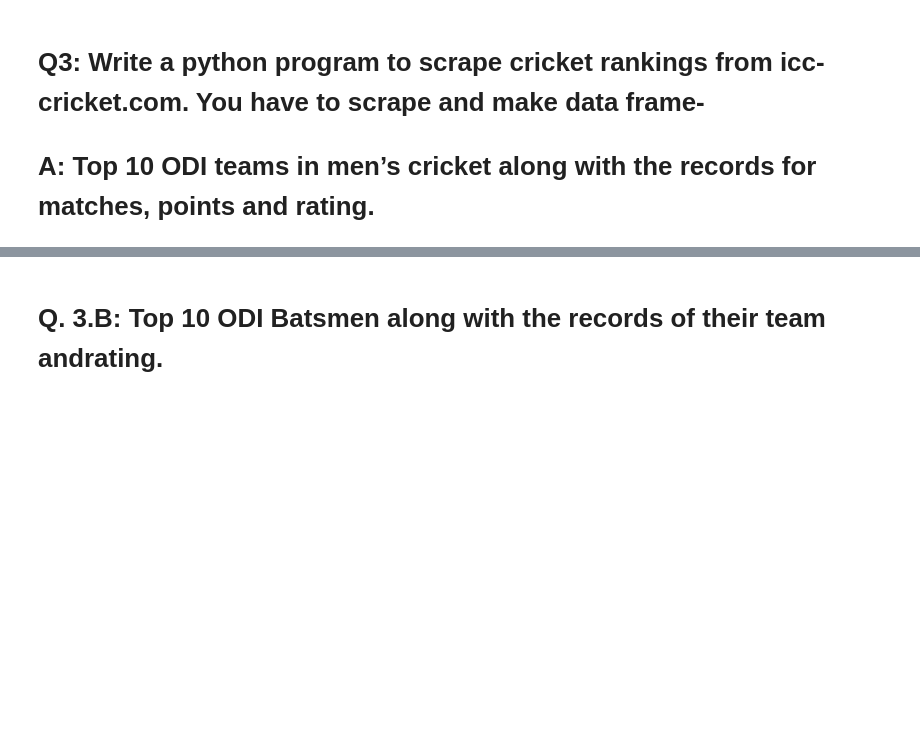
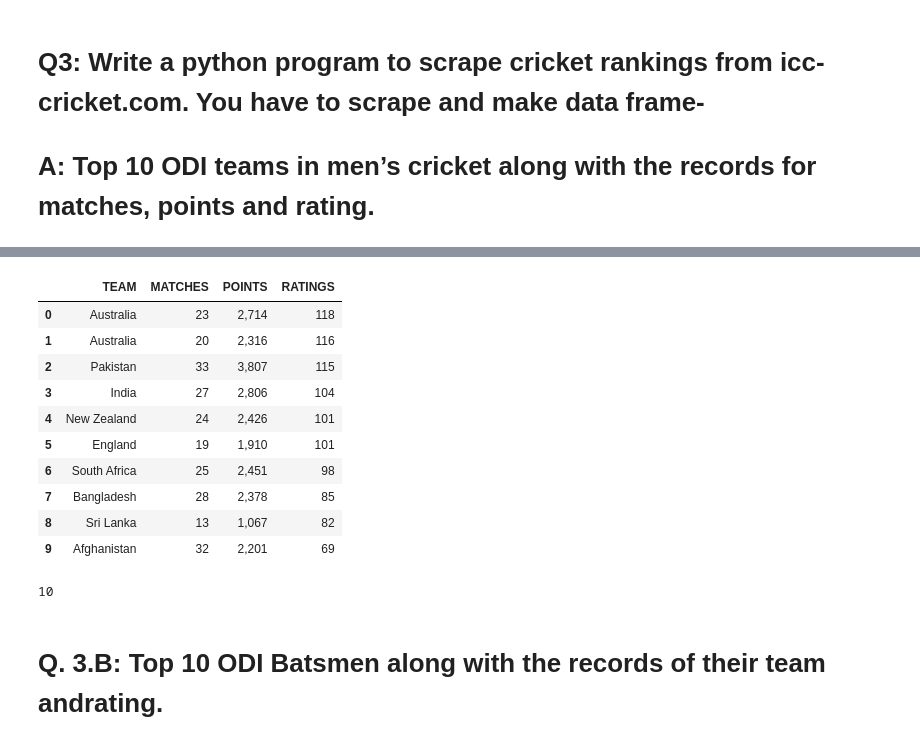
Before and after one commit to santoshi313/INTERNSHIP-FLIPROBO, a Jupyter notebook: WEB SCRAPING USING BEAUTIFUL SOUP(ASSIGNMENT-1)(SANTOSHI PATNAIK, DS2306).ipynb, the cells around one changed output, grey strips where cells are left out. Saved outputs shown, nothing was run; the diff lists cells and outputs as text; code cells hidden in the pictures; blank space fills up the shorter version.

```diff
--- a/WEB SCRAPING USING BEAUTIFUL SOUP(ASSIGNMENT-1)(SANTOSHI PATNAIK, DS2306).ipynb
+++ b/WEB SCRAPING USING BEAUTIFUL SOUP(ASSIGNMENT-1)(SANTOSHI PATNAIK, DS2306).ipynb
@@ -650,0 +725,6 @@ print(len(RestName),len(Cuisine),len(Location),len(Ratings),len(ImgURL))
+# %%
+team9_match=[]
+for i in Soup.find_all('td',class_="table-body__cell u-center-text"):
+    team9_match.append(i.text)
+ttm9=team9_match[0:18:2]
+ttm9
@@ -650,0 +733,3 @@ print(len(RestName),len(Cuisine),len(Location),len(Ratings),len(ImgURL))
+# %%
+ttp9=team9_match[1:19:2]
+ttp9
@@ -650,0 +746,6 @@ print(len(RestName),len(Cuisine),len(Location),len(Ratings),len(ImgURL))
+# %%
+team9_rating=[]
+for i in Soup.find_all('td',class_="table-body__cell u-text-right rating"):
+    team9_rating.append(i.text)
+ttr9=team9_rating[0:9]
+ttr9
@@ -650,0 +754,4 @@ print(len(RestName),len(Cuisine),len(Location),len(Ratings),len(ImgURL))
+# %%
+data9={"TEAM":t9,"MATCHES":ttm9,"POINTS":ttp9,"RATINGS":ttr9}
+df9_team=pd.DataFrame(data9,index=[1,2,3,4,5,6,7,8,9])
+df9_team
@@ -651,3 +769,24 @@ print(len(RestName),len(Cuisine),len(Location),len(Ratings),len(ImgURL))
+# %%
+# concat 2 frames for top 10 odi mens team
+frames_10=[df1_team,df9_team]
+TOP10_ODIMEN=pd.concat(frames_10)
+TOP10_ODIMEN
+# %% [output]
+|  | TEAM | MATCHES | POINTS | RATINGS |
+| 0 | Australia | 23 | 2,714 | 118 |
+| 1 | Australia | 20 | 2,316 | 116 |
+| 2 | Pakistan | 33 | 3,807 | 115 |
+| 3 | India | 27 | 2,806 | 104 |
+| 4 | New Zealand | 24 | 2,426 | 101 |
+| 5 | England | 19 | 1,910 | 101 |
+| 6 | South Africa | 25 | 2,451 | 98 |
+| 7 | Bangladesh | 28 | 2,378 | 85 |
+| 8 | Sri Lanka | 13 | 1,067 | 82 |
+| 9 | Afghanistan | 32 | 2,201 | 69 |
+# %%
+print(len(TOP10_ODIMEN))
+# %% [output]
+10
 # %% [markdown]
 # Q. 3.B: Top 10 ODI Batsmen along with the records of their team andrating.
 # %%
```
Also changed, not shown: parts of 12 cells of this notebook.
